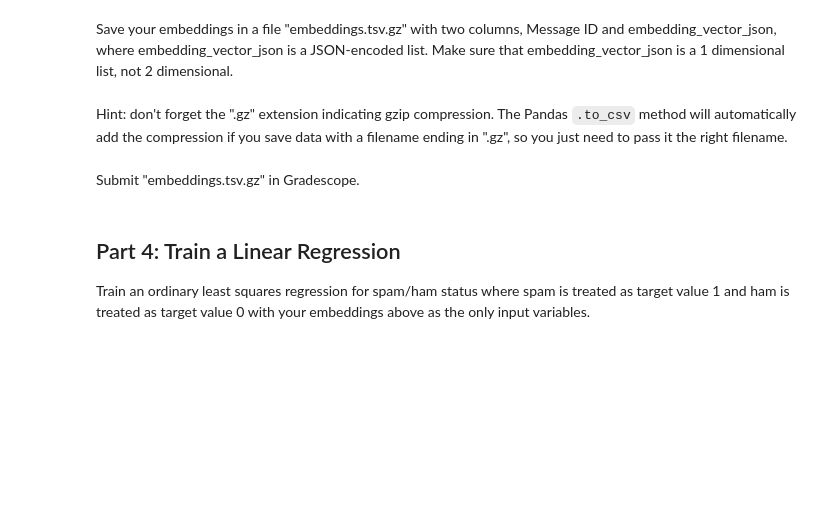
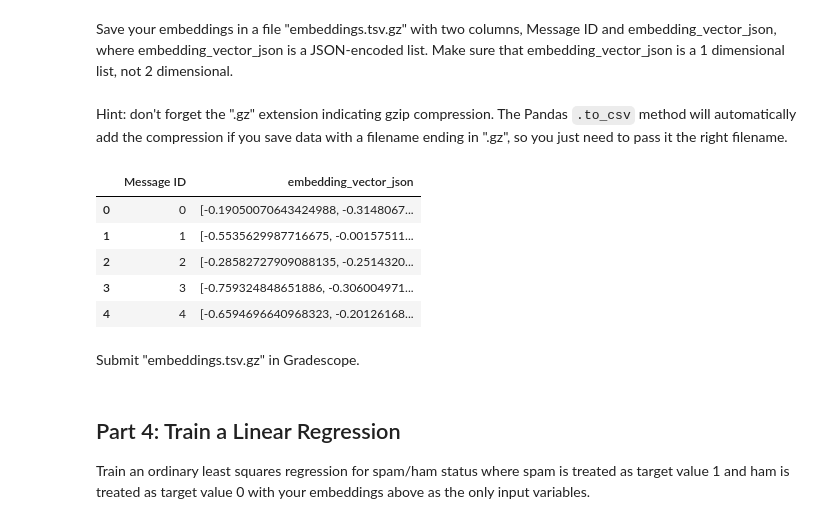
Before and after one commit to tlevash23/AIinField, a Jupyter notebook: project.ipynb, the cells around one changed output. Drawn from its saved outputs; the diff is of its cells as text; code cells hidden in the pictures; blank space fills up the shorter version.

```diff
--- a/project.ipynb
+++ b/project.ipynb
@@ -150,3 +205,21 @@ The Pandas `.to_csv` method will automatically add the compression if you save d
+# %%
+# YOUR CHANGES HERE
+
+embeddings_df = pd.DataFrame({
+    "Message ID": enron_spam_data["Message ID"],
+    "embedding_vector_json": [json.dumps(vec) for vec in all_embeddings]
+})
+
+embeddings_df.to_csv("embeddings.tsv.gz", sep="\t", index=False)
+
+embeddings_df.head()
+# %% [output]
+|  | Message ID | embedding_vector_json |
+| 0 | 0 | [-0.19050070643424988, -0.3148067... |
+| 1 | 1 | [-0.5535629987716675, -0.00157511... |
+| 2 | 2 | [-0.28582727909088135, -0.2514320... |
+| 3 | 3 | [-0.759324848651886, -0.306004971... |
+| 4 | 4 | [-0.6594696640968323, -0.20126168... |
 # %% [markdown]
 Submit "embeddings.tsv.gz" in Gradescope.
 # %% [markdown]
```
Also changed, not shown: parts of 16 cells of this notebook, 2 other files.
